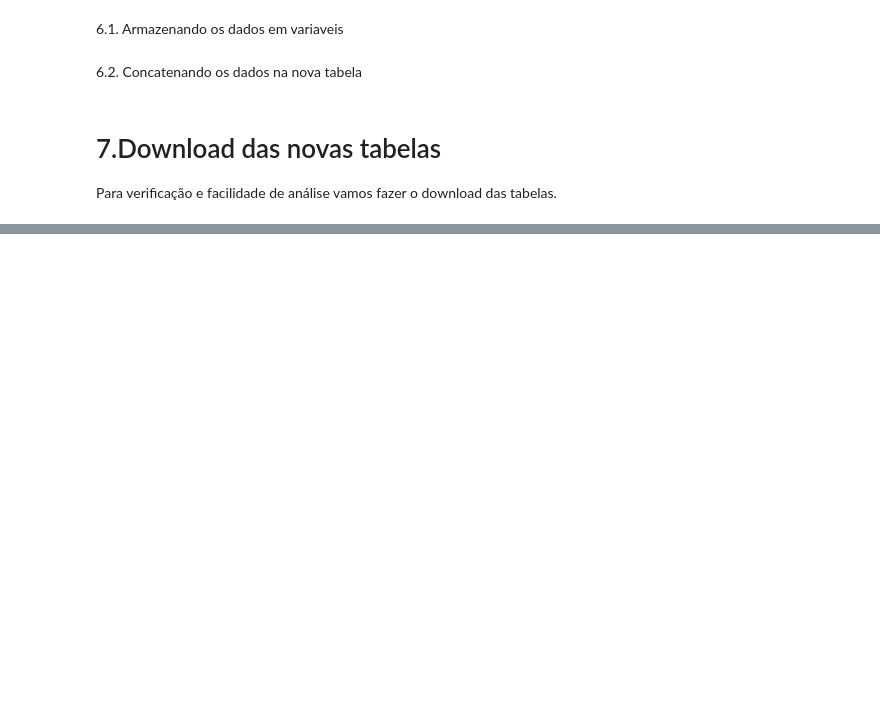
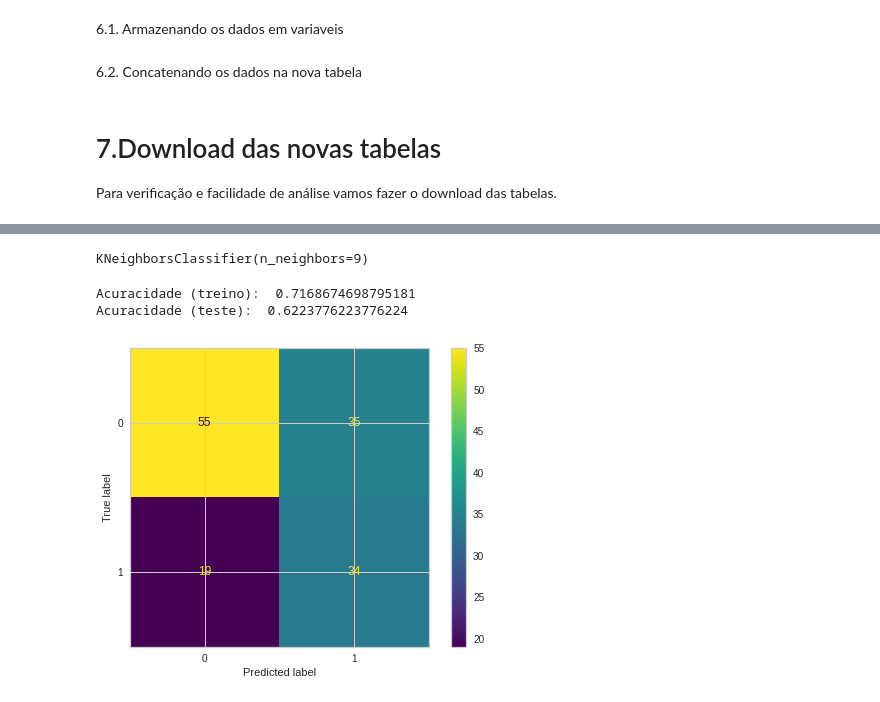
Before and after one commit to 2022M3T2-Inteli/FireData, a Jupyter notebook: Notebook/FireData_Turnover_de_funcionários.ipynb, the cells around one changed output, grey strips where cells are left out. Cells and saved outputs as stored; diff of their text form; code cells hidden in the pictures; blank space fills up the shorter version.

```diff
--- a/Notebook/FireData_Turnover_de_funcionários.ipynb
+++ b/Notebook/FireData_Turnover_de_funcionários.ipynb
@@ -83,7 +99,7 @@ for i in range(0,len(df_tipo_bool)):
   if df_tipo_bool[i] == False:
     df_tipo_bool[i] = (df_tipo_aux[i])
 
-
+df_everymind['Tipo Saida'] = df_tipo_bool
 #------------------------------------Tabela Ambiente de trabalho--------------------------
 
 # Verifica se dentro das colunas de porcentagem de satisfação tem cédulas vazias e caso tenha, adiciona o 0.
@@ -469,0 +951,12 @@ newData_ambiente.to_excel('formatData_Ambiente.xlsx')
+# %%
+# Separação treino e teste
+from sklearn.model_selection import train_test_split
+
+# Dividindo x e y
+x_knn = knnPd
+y_knn = df_everymind[['Saiu']]
+
+# Dividindo dados para treino e dados para teste
+x_knn_train, x_knn_test, y_knn_train, y_knn_test = train_test_split(x_knn, y_knn,
+                                                    test_size = 0.3,
+                                                    random_state = 1)
@@ -469,0 +980,38 @@ newData_ambiente.to_excel('formatData_Ambiente.xlsx')
+# %%
+# Aplicação do modelo
+from sklearn.neighbors import KNeighborsClassifier
+
+# Instaciação do obj Algoritmo
+knn = KNeighborsClassifier(n_neighbors=9)
+# Treino # x = Features, y = Label/Target
+knn.fit( x_knn_train, y_knn_train.squeeze() ) # squeeze() -> df para series
+# %% [output]
+KNeighborsClassifier(n_neighbors=9)
+# %%
+# Teste de Acuracidade (accuracy)
+print('Acuracidade (treino): ', knn.score( x_knn_train, y_knn_train ))
+print('Acuracidade (teste): ', knn.score( x_knn_test, y_knn_test ))
+# realizando predições com o conjunto de teste
+y_knn_pred = knn.predict(x_knn_test)
+# probabilidade de cada classe
+y_knn_prob = knn.predict_proba(x_knn_test)
+# %% [output]
+Acuracidade (treino):  0.7168674698795181
+Acuracidade (teste):  0.6223776223776224
+# %%
+# Matriz de confusão
+y_knn_true = y_knn_test
+from sklearn.metrics import confusion_matrix
+
+cm_knn = confusion_matrix(y_knn_true, y_knn_pred)
+import matplotlib.pyplot as plt
+from sklearn.metrics import ConfusionMatrixDisplay
+
+# versão visual mais bonita da matriz
+disp = ConfusionMatrixDisplay(confusion_matrix=cm_knn,
+                              display_labels=knn.classes_)
+
+disp.plot()
+plt.show()
+# %% [output]
+[figure, added]
```
Also changed, not shown: parts of 64 cells of this notebook, 1 other file.
